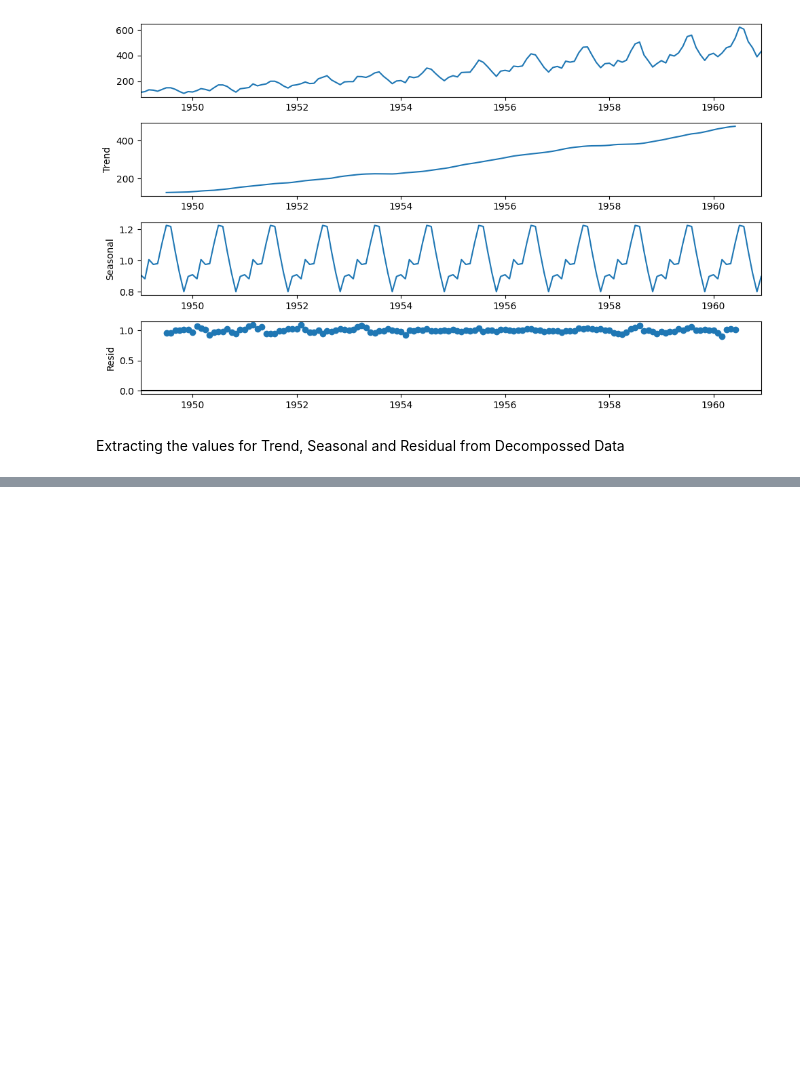
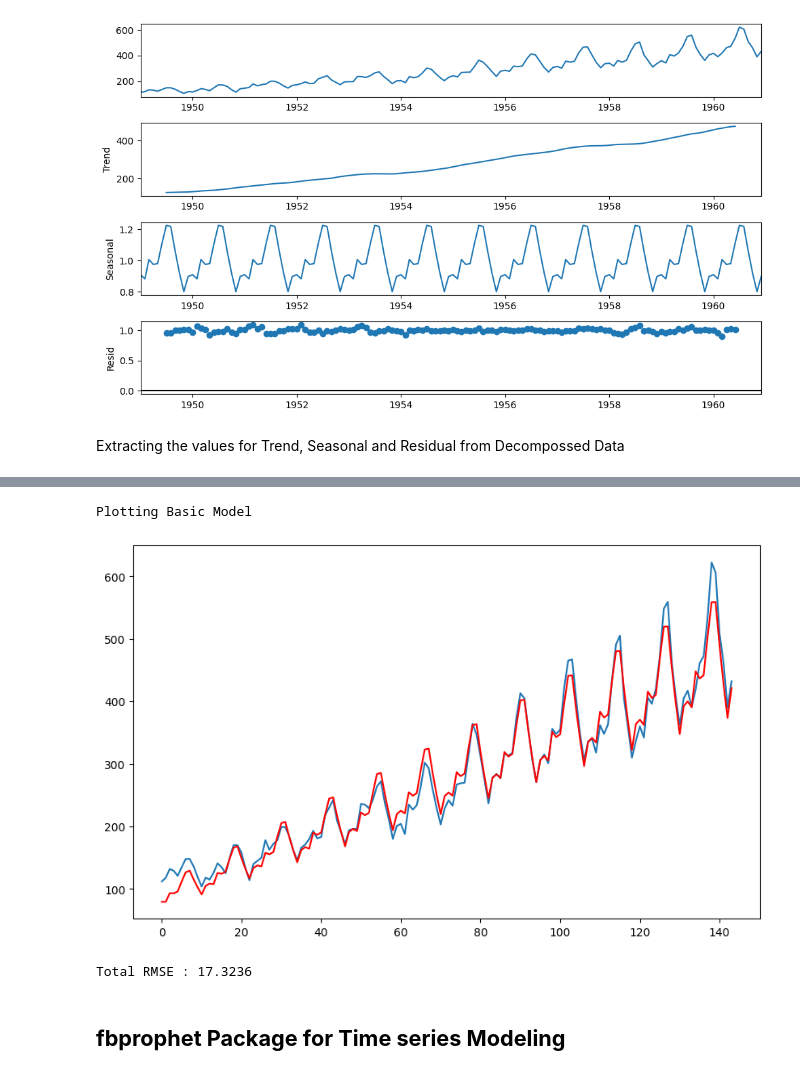
Before and after one commit to prateekkosta/Machine-Learning-Models, a Jupyter notebook: Time_Series_Modeling.ipynb, the cells around one changed output, grey strips where cells are left out. Saved outputs shown, nothing was run; the diff lists cells and outputs as text; code cells hidden in the pictures; blank space fills up the shorter version.

```diff
--- a/Time_Series_Modeling.ipynb
+++ b/Time_Series_Modeling.ipynb
@@ -165,3 +165,6 @@ files.download('original_vs_decompossed_series.csv')
 # %% [output]
 [interactive output not drawn]
 [interactive output not drawn]
+# %%
+original_vs_decompossed_series= original_vs_decompossed_series.reset_index()
+original_vs_decompossed_series.head(5)
@@ -167,0 +178,5 @@ files.download('original_vs_decompossed_series.csv')
+# %%
+#Adding rank column in Decompossed series
+#creating the rank column and passing the returned rank series
+
+original_vs_decompossed_series['Rank']= original_vs_decompossed_series['Month'].rank()
@@ -167,0 +222,5 @@ files.download('original_vs_decompossed_series.csv')
+# %%
+#predicting Trend values
+
+original_vs_decompossed_series['Predicted_trend']= (original_vs_decompossed_series['Rank']*2.6669 +84.6483)
+original_vs_decompossed_series.head(5)
@@ -167,0 +234,16 @@ files.download('original_vs_decompossed_series.csv')
+# %%
+original_vs_decompossed_series['predicted_timeseries']= original_vs_decompossed_series['Predicted_trend']*original_vs_decompossed_series['Seasonal']
+# %%
+plt.plot(original_vs_decompossed_series['Actual'])
+plt.plot(original_vs_decompossed_series['predicted_timeseries'], color= 'red')
+print('Plotting Basic Model')
+# %% [output]
+Plotting Basic Model
+[figure, added]
+# %%
+error= np.sqrt(mean_squared_error(original_vs_decompossed_series['Actual'], original_vs_decompossed_series['predicted_timeseries']))
+print('Total RMSE : %.4f' %error)
+# %% [output]
+Total RMSE : 17.3236
+# %% [markdown]
+## **fbprophet Package for Time series Modeling**
```
Also changed, not shown: parts of 15 cells of this notebook.
